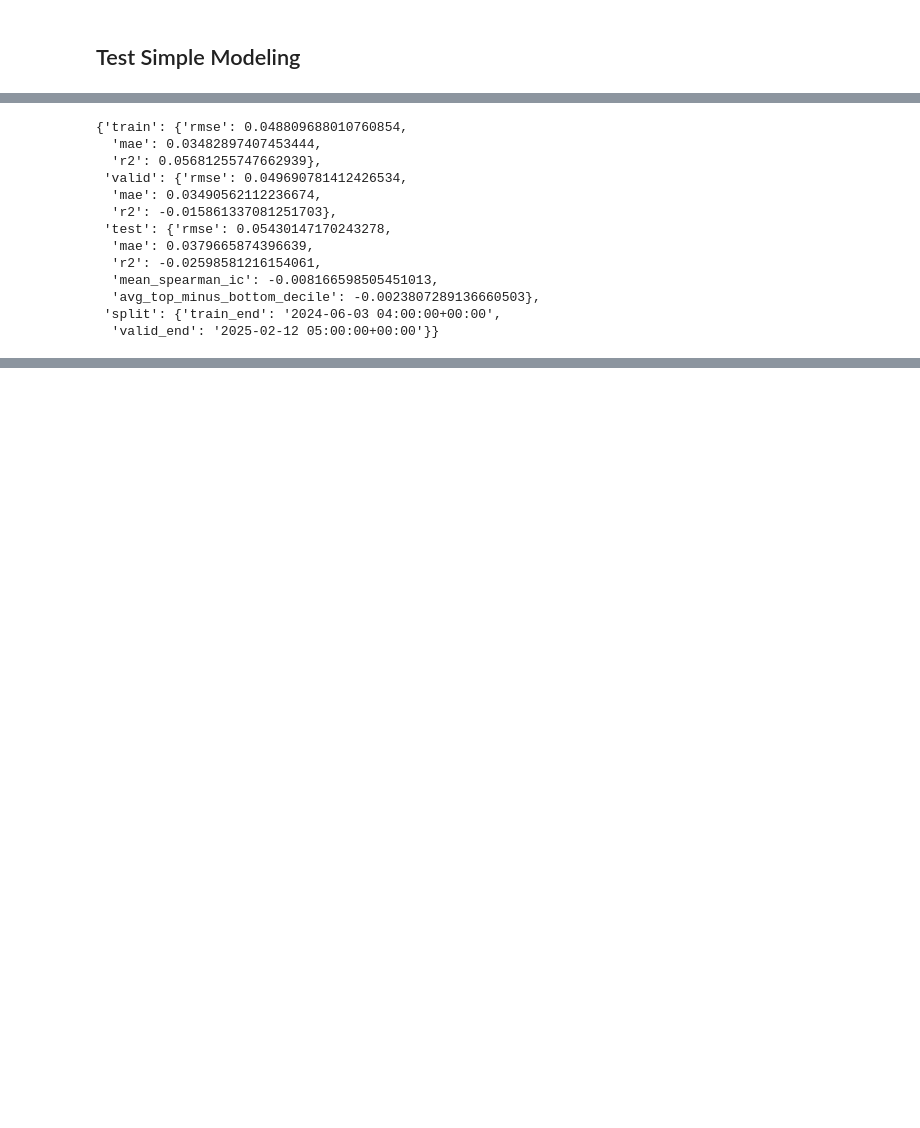
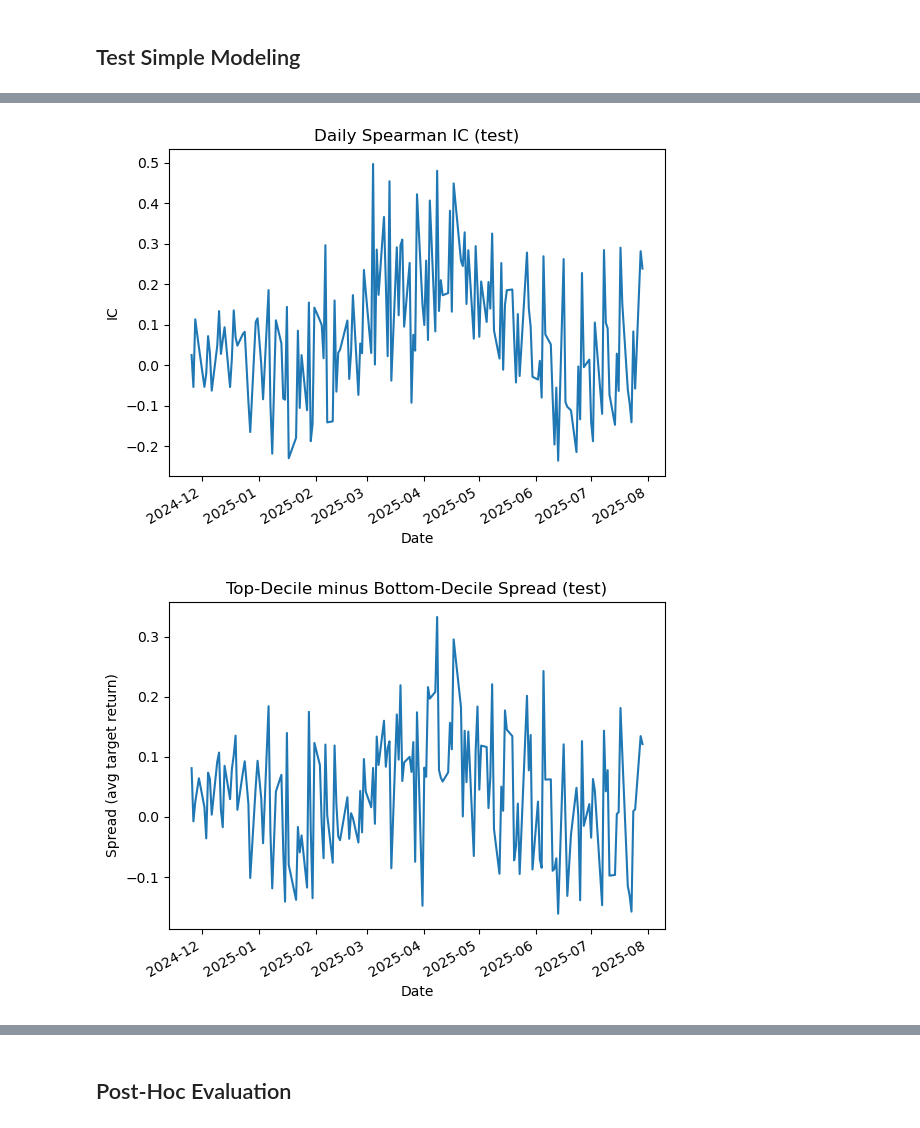
Before and after one commit to tuawong/stock-trading, a Jupyter notebook: DataTestAndTraining.ipynb, the cells around one changed output, grey strips where cells are left out. Drawn from its saved outputs; the diff is of its cells as text; code cells hidden in the pictures; blank space fills up the shorter version.

Commit message:
Updated XGB Trainer and Model

```diff
--- a/DataTestAndTraining.ipynb
+++ b/DataTestAndTraining.ipynb
@@ -286,11 +371,11 @@ strong_signal7d = signal_corr['out_ret_7d'].apply(np.abs).sort_values(ascending=
 strong_signal30d = signal_corr['out_ret_30d'].apply(np.abs).sort_values(ascending=False).head(20).index.tolist()
 strong_financial_signals = list(set(strong_signal7d + strong_signal30d))
 # %%
-merged = merged[[col for col in merged if (col not in fundamentals.columns.difference(['date', 'ticker'])) or (col in strong_financial_signals)]]
+#merged = merged[[col for col in merged if (col not in fundamentals.columns.difference(['date', 'ticker'])) or (col in strong_financial_signals)]]
 # %%
-missing_threshold = 0.6
-high_missing_cols = merged.isna().mean()[merged.isna().mean()>missing_threshold].index.tolist()
-merged = merged.drop(columns=high_missing_cols)
-merged = merged.dropna().reset_index(drop=True)
+#missing_threshold = 0.6
+#high_missing_cols = merged.isna().mean()[merged.isna().mean()>missing_threshold].index.tolist()
+#merged = merged.drop(columns=high_missing_cols)
+#merged = merged.dropna().reset_index(drop=True)
 # %% [markdown]
 ## Test Simple Modeling
@@ -537,16 +381,0 @@ model, metrics = train_xgb_and_benchmark(merged.rename(columns = {'date_x': 'dat
-# %%
-metrics
-# %% [output]
-{'train': {'rmse': 0.048809688010760854,
-  'mae': 0.03482897407453444,
-  'r2': 0.05681255747662939},
- 'valid': {'rmse': 0.049690781412426534,
-  'mae': 0.03490562112236674,
-  'r2': -0.015861337081251703},
- 'test': {'rmse': 0.05430147170243278,
-  'mae': 0.0379665874396639,
-  'r2': -0.02598581216154061,
-  'mean_spearman_ic': -0.008166598505451013,
-  'avg_top_minus_bottom_decile': -0.0023807289136660503},
- 'split': {'train_end': '2024-06-03 04:00:00+00:00',
-  'valid_end': '2025-02-12 05:00:00+00:00'}}
@@ -552,0 +394,25 @@ metrics
+# %%
+label = "out_ret_90d"
+
+feature_cols = [col for col in merged.columns if col not in ['date', 'open', 'high', 'low', 'close', 'volume', 'dividends', 'stock_splits', 'ticker', 'period']]
+feature_cols = [col for col in feature_cols if 'out_' not in col]
+feature_cols = [col for col in feature_cols if 'date' not in col]
+# %%
+trainer = XGBPanelTrainer(feature_cols=feature_cols, target_col="out_ret_90d")
+
+model, metrics = trainer.fit(
+    merged.loc[merged[label].notna()],
+    xgb_params={"max_depth": 2, "learning_rate": 0.01},
+    plot=True,
+    plot_shap=True,
+    save_plots=True,
+    save_dir="artifacts/run_001",
+)
+
+# Posthoc:
+daily_ic = trainer.daily_ic_
+daily_spread = trainer.daily_spread_
+metrics
+# %% [output]
+[figure, added]
+[figure, added]
@@ -552,0 +438,2 @@ metrics
+# %% [markdown]
+## Post-Hoc Evaluation
```
Also changed, not shown: parts of 29 cells of this notebook, 3 other files.
